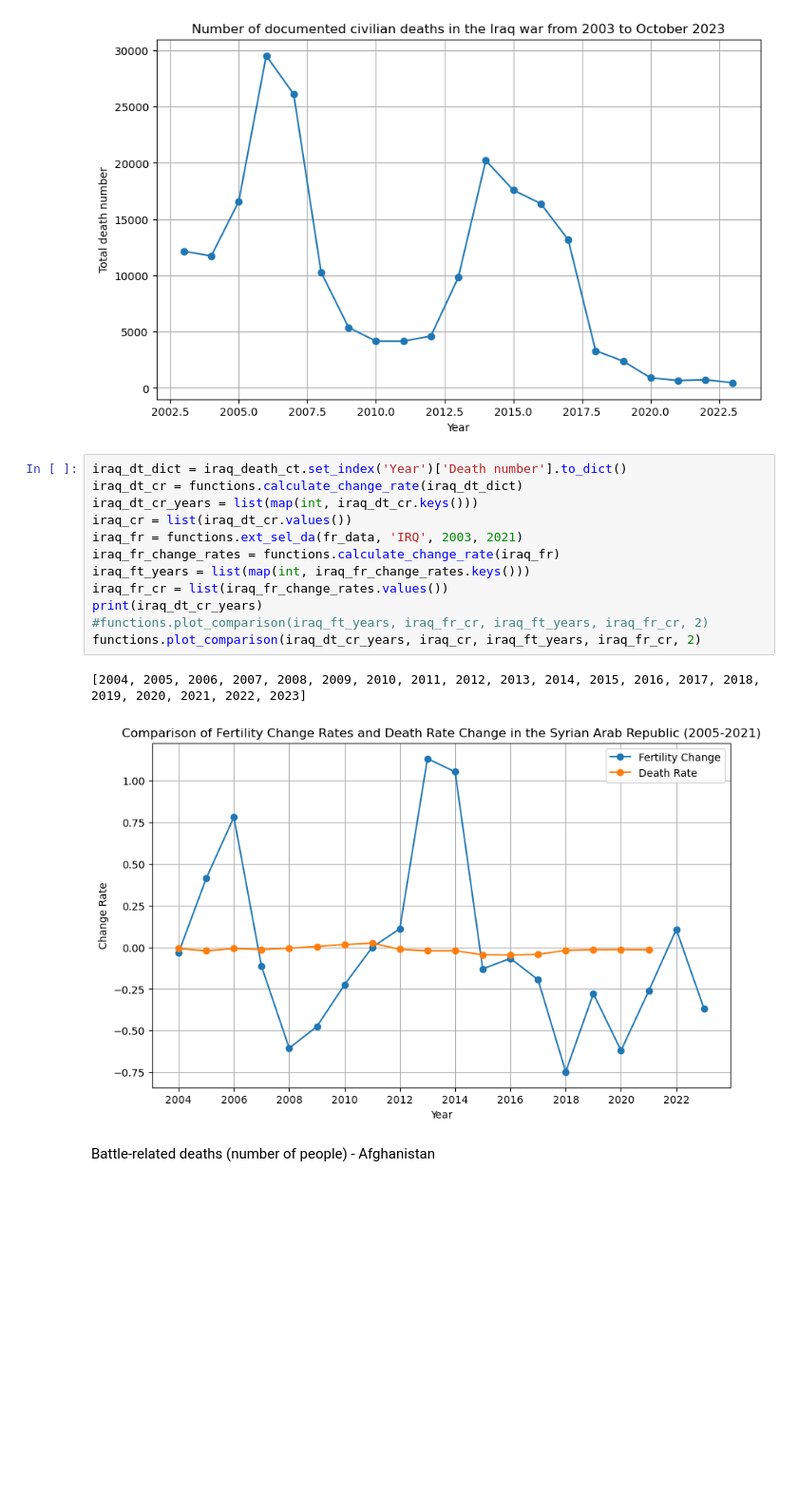
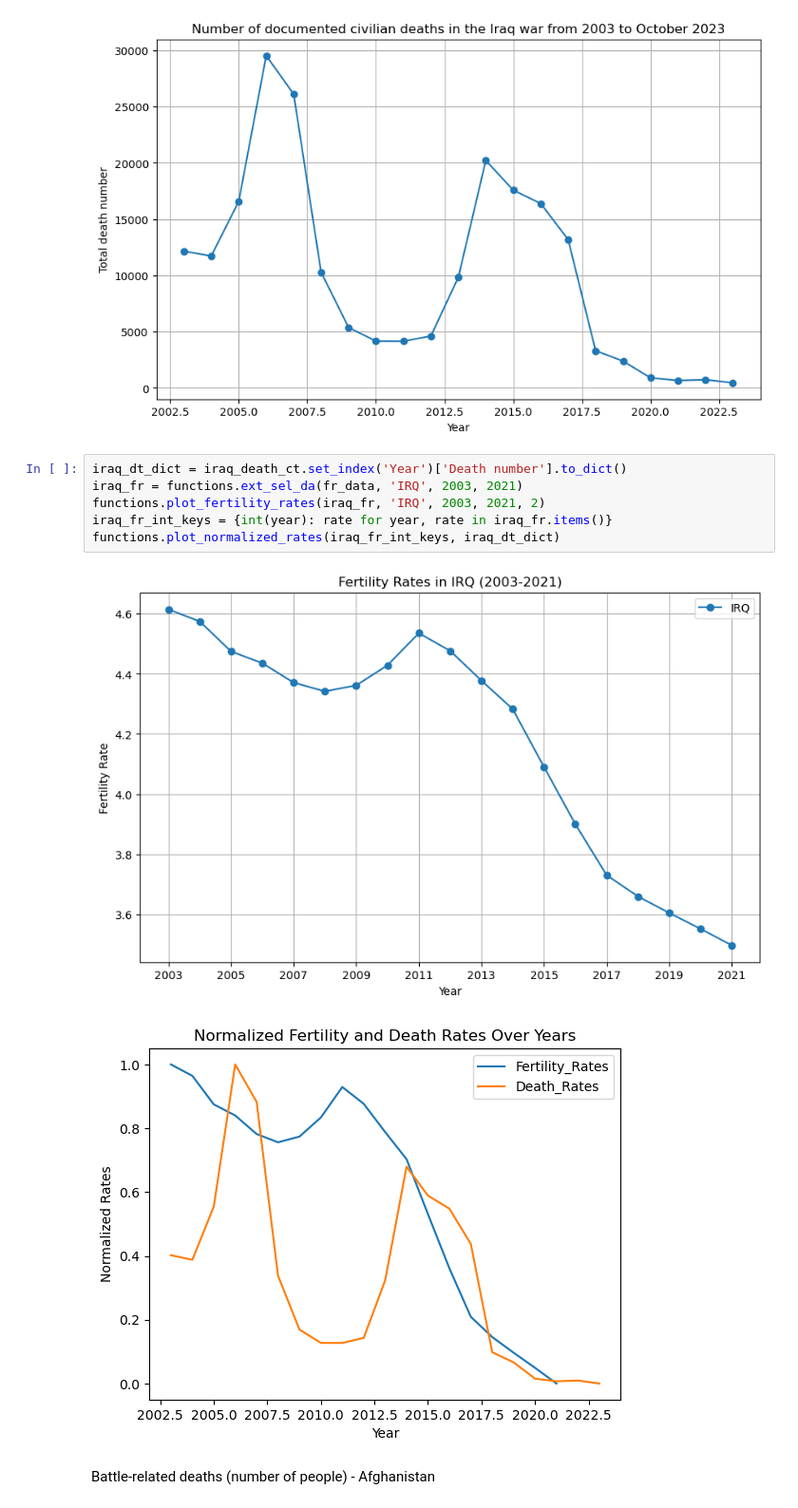
Before and after one commit to Huahuahaha/2023Fall_Projects, a Jupyter notebook: Hypothesis Report.ipynb, the cells around one changed output. Shown at 95% size. Cells and saved outputs as stored; diff of their text form; blank space fills up the shorter version.

```diff
--- a/Hypothesis Report.ipynb
+++ b/Hypothesis Report.ipynb
@@ -217,19 +178,13 @@ plt.show()
 [figure]
 # %%
 iraq_dt_dict = iraq_death_ct.set_index('Year')['Death number'].to_dict()
-iraq_dt_cr = functions.calculate_change_rate(iraq_dt_dict)
-iraq_dt_cr_years = list(map(int, iraq_dt_cr.keys()))
-iraq_cr = list(iraq_dt_cr.values())
 iraq_fr = functions.ext_sel_da(fr_data, 'IRQ', 2003, 2021)
-iraq_fr_change_rates = functions.calculate_change_rate(iraq_fr)
-iraq_ft_years = list(map(int, iraq_fr_change_rates.keys()))
-iraq_fr_cr = list(iraq_fr_change_rates.values())
-print(iraq_dt_cr_years)
-#functions.plot_comparison(iraq_ft_years, iraq_fr_cr, iraq_ft_years, iraq_fr_cr, 2)
-functions.plot_comparison(iraq_dt_cr_years, iraq_cr, iraq_ft_years, iraq_fr_cr, 2)
+functions.plot_fertility_rates(iraq_fr, 'IRQ', 2003, 2021, 2)
+iraq_fr_int_keys = {int(year): rate for year, rate in iraq_fr.items()}
+functions.plot_normalized_rates(iraq_fr_int_keys, iraq_dt_dict)
 # %% [output]
-[2004, 2005, 2006, 2007, 2008, 2009, 2010, 2011, 2012, 2013, 2014, 2015, 2016, 2017, 2018, 2019, 2020, 2021, 2022, 2023]
-[figure, old version]
+[figure, new version]
+[figure, added]
 # %% [markdown]
 Battle-related deaths (number of people) - Afghanistan
 # %%
```
Also changed, not shown: parts of 12 cells of this notebook, 1 other file.
